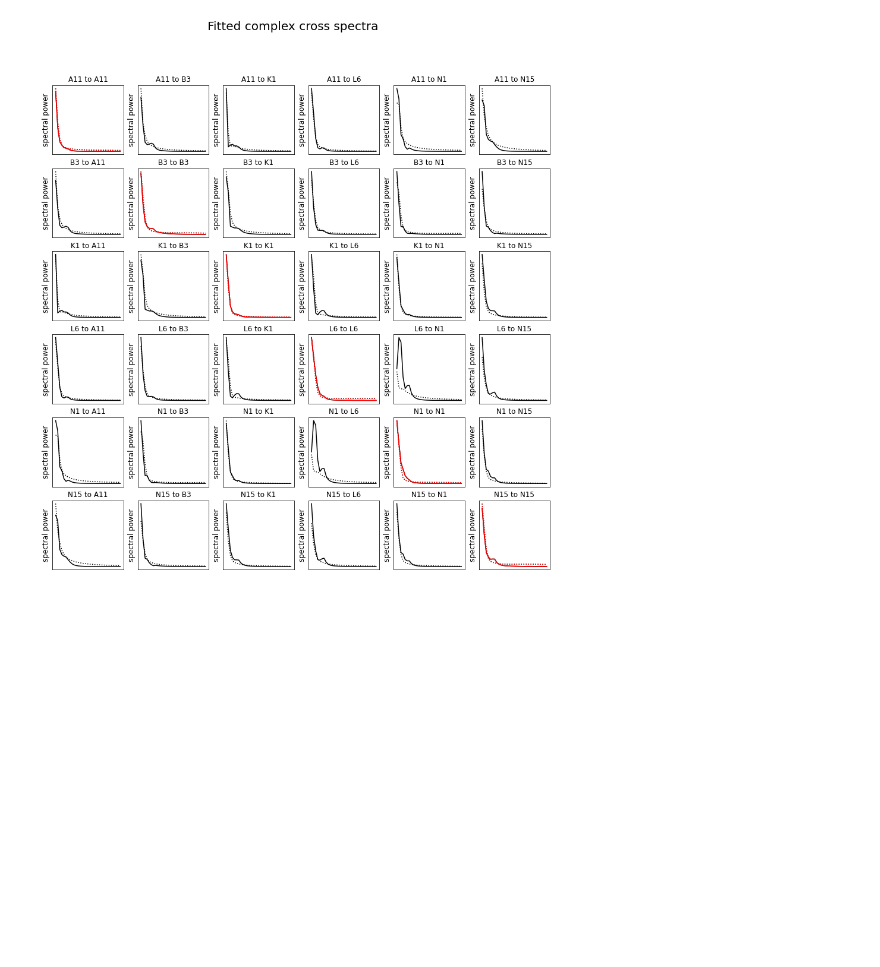
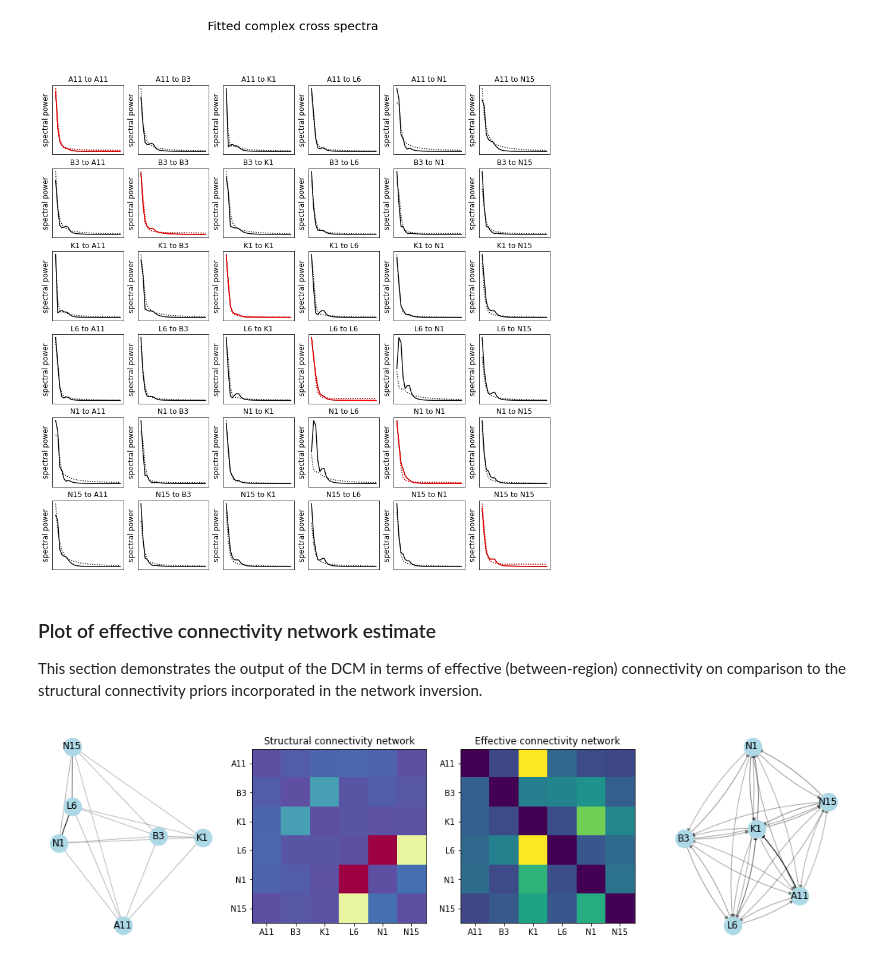
Before and after one commit to roschkoenig/siDCM, a Jupyter notebook: 02_Code/siEEG.ipynb, the cells around one changed output. Drawn from its saved outputs; the diff is of its cells as text; code cells hidden in the pictures; blank space fills up the shorter version.

```diff
--- a/02_Code/siEEG.ipynb
+++ b/02_Code/siEEG.ipynb
@@ -284,3 +300,66 @@ for r1 in range(len(nam)):
             ax[r1,r2].plot(abs(Hc[:,r1,r2]), 'r:')
 # %% [output]
 [figure]
+# %% [markdown]
+### Plot of effective connectivity network estimate
+This section demonstrates the output of the DCM in terms of effective (between-region) connectivity on comparison to the structural connectivity priors incorporated in the network inversion.
+# %%
+A1 = DCM['Ep'][0][0][0][0]['A'][0][0]
+A2 = DCM['Ep'][0][0][0][0]['A'][0][1]
+A3 = DCM['Ep'][0][0][0][0]['A'][0][2]
+nam = [n[0] for n in DCM['Sname'][0][0][0]]
+
+A   = np.exp(A1+A2+A3);
+for a in range(len(A)): A[a,a] = 0
+net = opt['structure']['net']
+
+# Plotting routines
+#============================================================================================
+fig, ax = plt.subplots(1,4, figsize=(18,5))
+
+# structural connectivity graph
+#--------------------------------------------------------------------------------------------
+n     = pd.DataFrame(net, index=nam, columns=nam)
+G     = nx.from_pandas_adjacency(n)
+pos   = nx.spring_layout(G)
+
+# Define the opacity of the edges based on their weights
+weights   = nx.get_edge_attributes(G, 'weight')
+weights   = {k: v for k, v in weights.items()}
+alphas    = [0.25 + 0.75 * weights.get((u, v), 0) / max(weights.values()) for u, v in G.edges()]
+
+nx.draw_networkx_nodes(G, pos, ax=ax[0], node_size=500, node_color='lightblue')
+nx.draw_networkx_edges(G, pos=pos, ax=ax[0], alpha=alphas)
+nx.draw_networkx_labels(G, pos, ax=ax[0])
+ax[0].axis('off')
+
+# Adjacency Matrix
+ax[1].imshow(net, cmap = 'Spectral_r', vmin=0)
+ax[1].set_yticks(np.linspace(0,len(nam)-1,len(nam)), nam)
+ax[1].set_xticks(np.linspace(0,len(nam)-1,len(nam)), nam)
+ax[1].set_title('Structural connectivity network')
+
+# effective connectivity graph
+#--------------------------------------------------------------------------------------------
+G     = nx.from_pandas_adjacency(pd.DataFrame(A,index=nam,columns=nam), create_using=nx.DiGraph())
+pos   = nx.spring_layout(G)
+
+# Define the opacity of the edges based on their weights
+weights   = nx.get_edge_attributes(G, 'weight')
+weights   = {k: v for k, v in weights.items()}
+alphas    = [0.25 + 0.75 * weights.get((u, v), 0) / max(weights.values()) for u, v in G.edges()]
+
+nx.draw_networkx_nodes(G, pos, ax=ax[3], node_size=500, node_color='lightblue')
+nx.draw_networkx_edges(G, pos=pos, ax=ax[3], alpha=alphas, connectionstyle='arc3, rad = 0.1')
+nx.draw_networkx_labels(G, pos, ax=ax[3])
+ax[3].axis('off')
+
+# Adjacency Matrix
+ax[2].imshow(A, vmin=0, vmax=4)
+ax[2].set_title('Effective connectivity network')
+ax[2].set_yticks(np.linspace(0,len(nam)-1,len(nam)), nam)
+ax[2].set_xticks(np.linspace(0,len(nam)-1,len(nam)), nam)
+
+plt.show()
+# %% [output]
+[figure, added]
```
Also changed, not shown: parts of 8 cells of this notebook.
